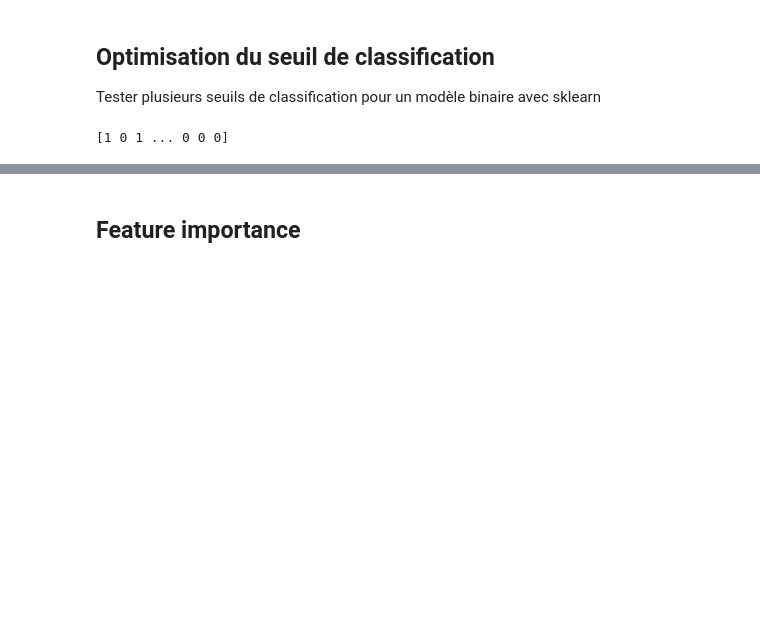
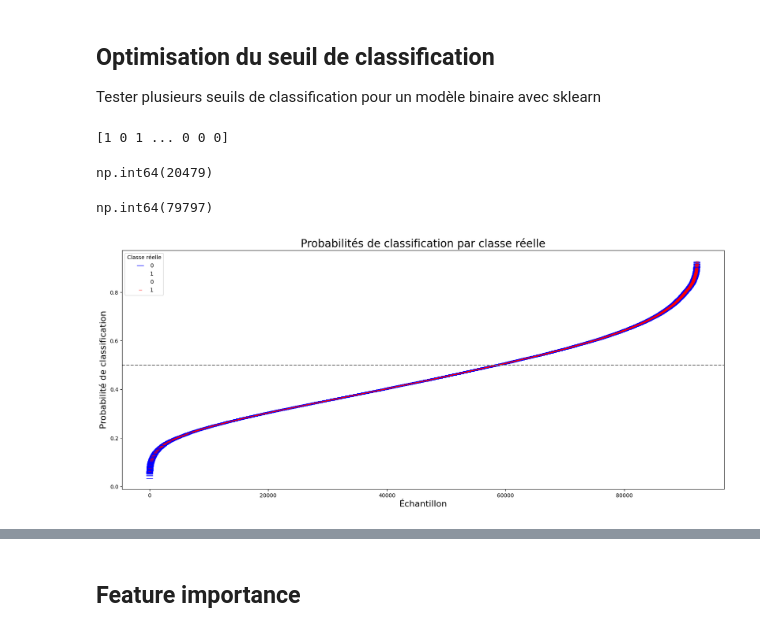
Before and after one commit to Fendlair/P7_Implementer_un_modele_de_scoring, a Jupyter notebook: Rebuffet_Etienne_3_notebook_modelisation_012025.ipynb, the cells around one changed output, grey strips where cells are left out. Cells and saved outputs as stored; diff of their text form; code cells hidden in the pictures; blank space fills up the shorter version.

```diff
--- a/Rebuffet_Etienne_3_notebook_modelisation_012025.ipynb
+++ b/Rebuffet_Etienne_3_notebook_modelisation_012025.ipynb
@@ -912,6 +988,34 @@ for seuil in seuils:
 
 # Convertir en tableau numpy pour faciliter l'affichage
 metrics = np.array(metrics)
+# %%
+y_probs.argmax()
+# %% [output]
+np.int64(20479)
+# %%
+y_probs.argmin()
+# %% [output]
+np.int64(79797)
+# %%
+# Dataframe with proba and Target values
+prob_table = pd.DataFrame(y_probs, columns=["Probability"])
+prob_table["TARGET"] = y_test
+
+prob_table = prob_table.sort_values(by="Probability")
+# %%
+# Plot probability for all test sample and color with target values
+plt.figure(figsize=(20, 8))
+sns.scatterplot(x=range(len(prob_table)), y=prob_table["Probability"], hue=prob_table["TARGET"], palette={0: 'blue', 1: (0, 0, 0, 0)}, marker="_", s=150)
+sns.scatterplot(x=range(len(prob_table)), y=prob_table["Probability"], hue=prob_table["TARGET"], palette={0: (0, 0, 0, 0), 1: 'r'}, marker="_")
+plt.axhline(y=0.5,color='gray', linestyle='--')
+
+plt.xlabel('Échantillon', fontsize=16)
+plt.ylabel('Probabilité de classification', fontsize=16)
+plt.title('Probabilités de classification par classe réelle', fontsize=20)
+plt.legend(title='Classe réelle', loc='upper left')
+plt.show()
+# %% [output]
+[figure, added]
 # %%
 # Visualiser l'impact des seuils
 
```
Also changed, not shown: parts of 55 cells of this notebook, 7 other files.
